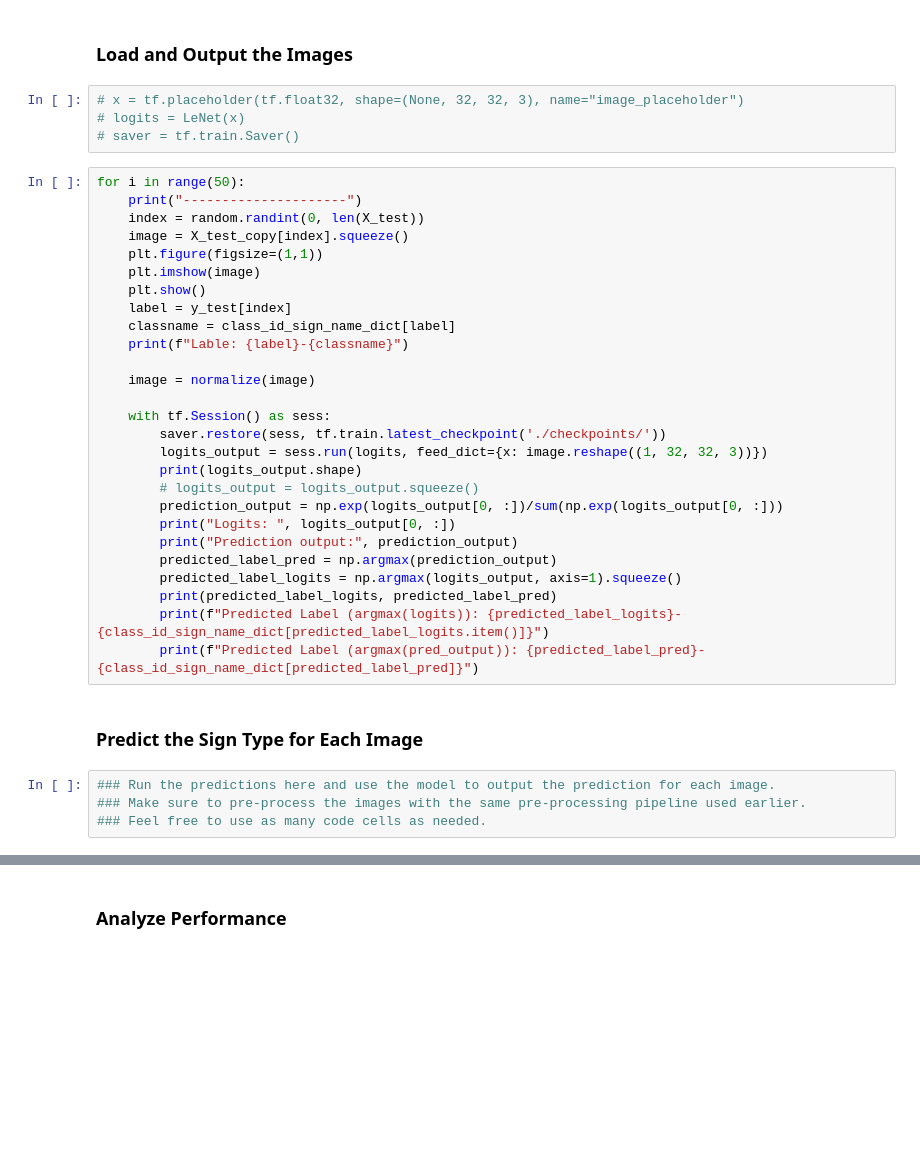
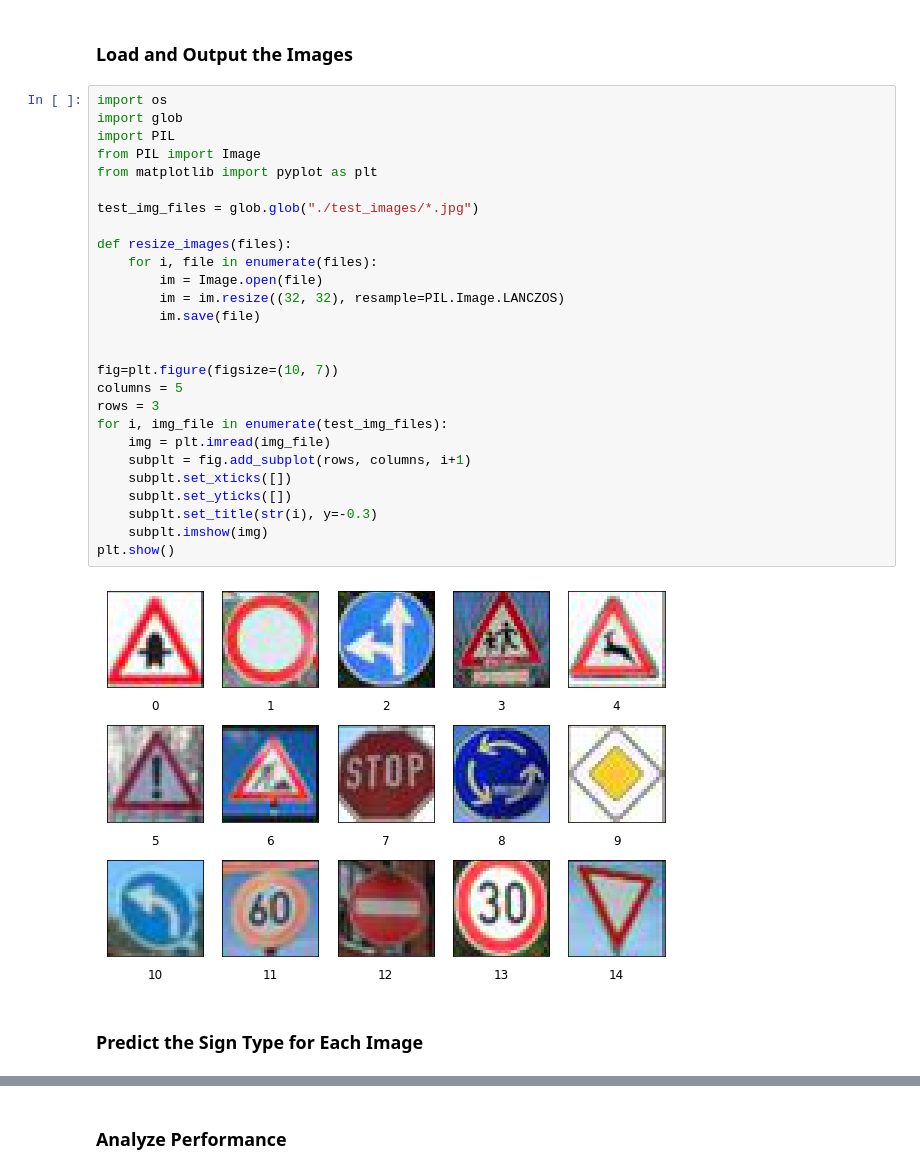
Before and after one commit to zardosht/udacity_selfdriving_car, a Jupyter notebook: P3_Traffic_Sign_Classifier/Traffic_Sign_Classifier.ipynb, the cells around one changed output, grey strips where cells are left out. Cells and saved outputs as stored; diff of their text form; blank space fills up the shorter version.

```diff
--- a/P3_Traffic_Sign_Classifier/Traffic_Sign_Classifier.ipynb
+++ b/P3_Traffic_Sign_Classifier/Traffic_Sign_Classifier.ipynb
@@ -371,40 +369,34 @@ To give yourself more insight into how your model is working, download at least
 You may find `signnames.csv` useful as it contains mappings from the class id (integer) to the actual sign name.
 # %% [markdown]
 ### Load and Output the Images
-# %%
-# x = tf.placeholder(tf.float32, shape=(None, 32, 32, 3), name="image_placeholder")
-# logits = LeNet(x)
-# saver = tf.train.Saver()
-# %%
-for i in range(50):
-    print("---------------------")
-    index = random.randint(0, len(X_test))
-    image = X_test_copy[index].squeeze()
-    plt.figure(figsize=(1,1))
-    plt.imshow(image)
-    plt.show()
-    label = y_test[index]
-    classname = class_id_sign_name_dict[label]
-    print(f"Lable: {label}-{classname}")
-
-    image = normalize(image)
-
-    with tf.Session() as sess:
-        saver.restore(sess, tf.train.latest_checkpoint('./checkpoints/'))
-        logits_output = sess.run(logits, feed_dict={x: image.reshape((1, 32, 32, 3))})
-        print(logits_output.shape)
-        # logits_output = logits_output.squeeze()
-        prediction_output = np.exp(logits_output[0, :])/sum(np.exp(logits_output[0, :]))
-        print("Logits: ", logits_output[0, :])
-        print("Prediction output:", prediction_output)
-        predicted_label_pred = np.argmax(prediction_output)
-        predicted_label_logits = np.argmax(logits_output, axis=1).squeeze()
-        print(predicted_label_logits, predicted_label_pred)
-        print(f"Predicted Label (argmax(logits)): {predicted_label_logits}-{class_id_sign_name_dict[predicted_label_logits.item()]}")
-        print(f"Predicted Label (argmax(pred_output)): {predicted_label_pred}-{class_id_sign_name_dict[predicted_label_pred]}")
+# %%
+import os
+import glob
+import PIL
+from PIL import Image
+from matplotlib import pyplot as plt
+
+test_img_files = glob.glob("./test_images/*.jpg")
+
+def resize_images(files):
+    for i, file in enumerate(files):
+        im = Image.open(file)
+        im = im.resize((32, 32), resample=PIL.Image.LANCZOS)
+        im.save(file)
+
+
+fig=plt.figure(figsize=(10, 7))
+columns = 5
+rows = 3
+for i, img_file in enumerate(test_img_files):
+    img = plt.imread(img_file)
+    subplt = fig.add_subplot(rows, columns, i+1)
+    subplt.set_xticks([])
+    subplt.set_yticks([])
+    subplt.set_title(str(i), y=-0.3)
+    subplt.imshow(img)
+plt.show()
+# %% [output]
+[figure, added]
 # %% [markdown]
 ### Predict the Sign Type for Each Image
-# %%
-### Run the predictions here and use the model to output the prediction for each image.
-### Make sure to pre-process the images with the same pre-processing pipeline used earlier.
-### Feel free to use as many code cells as needed.
```
Also changed, not shown: parts of 20 cells of this notebook, 18 other files.
